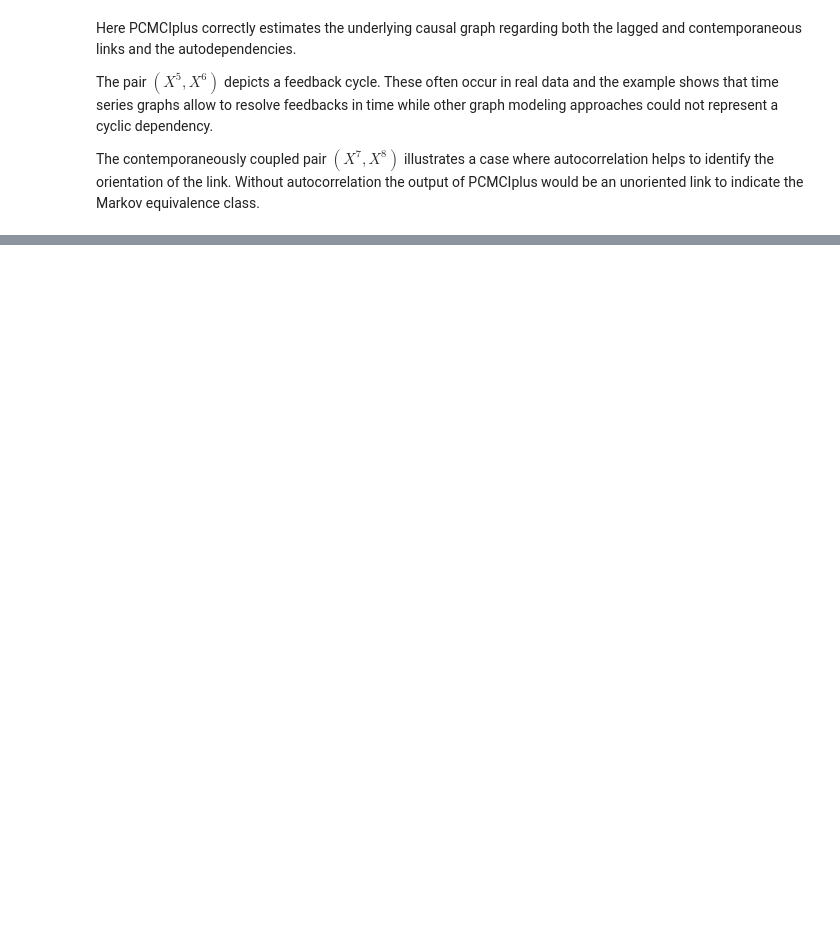
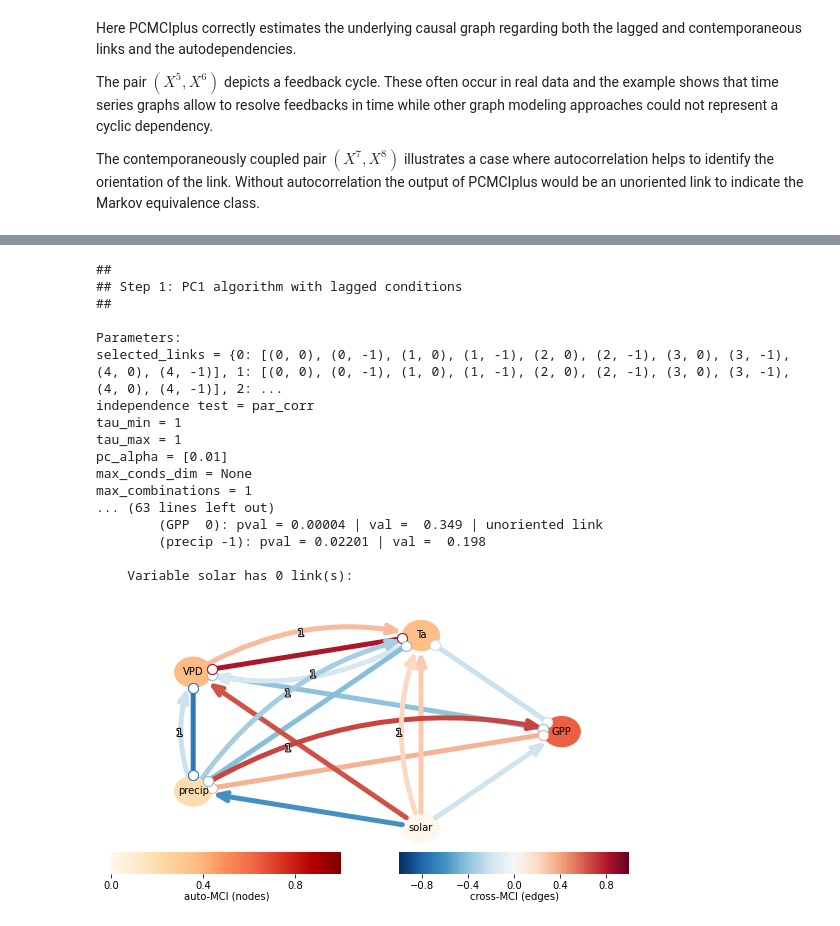
Before and after one commit to cbur24/NEE_modelling, a Jupyter notebook: notebooks/pcmci_plus_ECdata.ipynb, the cells around one changed output, grey strips where cells are left out. Saved outputs shown, nothing was run; the diff lists cells and outputs as text; code cells hidden in the pictures; blank space fills up the shorter version.

Commit message:
refining PCMCI analysis

```diff
--- a/notebooks/pcmci_plus_ECdata.ipynb
+++ b/notebooks/pcmci_plus_ECdata.ipynb
@@ -81,14 +82,20 @@ def VPD(rh, ta):
     return vpd
 
 ds = xr.open_dataset('https://dap.tern.org.au/thredds/dodsC/ecosystem_process/ozflux/'+site)
+# ds = ds.sel(time=slice(time[0], time[1]))
 ds['GPP_SOLO'] = xr.where(ds.GPP_SOLO < 0, 0, ds.GPP_SOLO)  #Set negative GPP, ER, and ET measurements as zero
 ds['ER_SOLO'] = xr.where(ds.ER_SOLO < 0, 0, ds.ER_SOLO)  #Set negative GPP, ER, and ET measurements as zero
 ds['ET'] = xr.where(ds.ET < 0, 0, ds.ET)  #Set negative GPP, ER, and ET measurements as zero
+ds['VPD'] = VPD(ds.RH, ds.Ta)
+
+ds_clim_mean = ds.groupby('time.month').mean()
+ds = (ds.groupby('time.month') - ds_clim_mean)
+
 df = ds.to_dataframe().reset_index(
         level=[1, 2]).drop(['latitude', 'longitude'], axis=1)
 
 # calculate VPD on ec data
-df['VPD'] = VPD(df.RH, df.Ta)
+#df['VPD'] = VPD(df.RH, df.Ta)
 df = df[var].dropna()
 
 data = df.values
@@ -191,0 +204,4 @@ It is instructive to set ``verbosity=2`` and understand the output of PCMCIplus,
+# %%
+tau_max = 1
+pc_alpha = 0.01
+pcmci.verbosity = 1
@@ -192,6 +210,12 @@ It is instructive to set ``verbosity=2`` and understand the output of PCMCIplus,
+# %%
+# Only estimate parents of variables 0, 1, 2, 3
+selected_links = {}
+
+for j in range(N):
+    if j in list(range(N-1)):
+        selected_links[j] = [(var, -lag) for var in range(N)
+                         for lag in range(0, tau_max + 1)]
+    else:
+        selected_links[j] = []
 # %%
-tau_max = 2
-pc_alpha = 0.01
-pcmci.verbosity = 1
-
-results = pcmci.run_pcmciplus(tau_min=0, tau_max=tau_max, pc_alpha=pc_alpha)
+results = pcmci.run_pcmciplus(tau_min=0, tau_max=tau_max, pc_alpha=pc_alpha, selected_links=selected_links)
@@ -267,16 +289,32 @@ Of course, the comparison with **standard PCMCI** on data that actually contains
 # %%
-tau_max = 2
-alpha_level = 0.01
-pcmci.verbosity = 0
+pcmci.verbosity = 1
 
-results = pcmci.run_pcmci(tau_min=0, tau_max=tau_max, pc_alpha=None, alpha_level=alpha_level)
-
+results = pcmci.run_pcmci(tau_min=0, tau_max=tau_max, pc_alpha=pc_alpha, selected_links=selected_links)
 
 tp.plot_graph(
-    figsize=(8, 8),
-    node_size=0.05,
+   figsize=(8,5),
     val_matrix=results['val_matrix'],
     graph=results['graph'],
-    # link_attribute=link_attribute,
     var_names=var_names,
+    link_colorbar_label='cross-MCI (edges)',
+    node_colorbar_label='auto-MCI (nodes)',
     );
+# %% [output]
+##
+## Step 1: PC1 algorithm with lagged conditions
+##
+
+Parameters:
+selected_links = {0: [(0, 0), (0, -1), (1, 0), (1, -1), (2, 0), (2, -1), (3, 0), (3, -1), (4, 0), (4, -1)], 1: [(0, 0), (0, -1), (1, 0), (1, -1), (2, 0), (2, -1), (3, 0), (3, -1), (4, 0), (4, -1)], 2: ...
+independence test = par_corr
+tau_min = 1
+tau_max = 1
+pc_alpha = [0.01]
+max_conds_dim = None
+max_combinations = 1
+... (63 lines left out)
+        (GPP  0): pval = 0.00004 | val =  0.349 | unoriented link
+        (precip -1): pval = 0.02201 | val =  0.198
+
+    Variable solar has 0 link(s):
+[figure, added]
```
Also changed, not shown: parts of 25 cells of this notebook, 3 other files.
